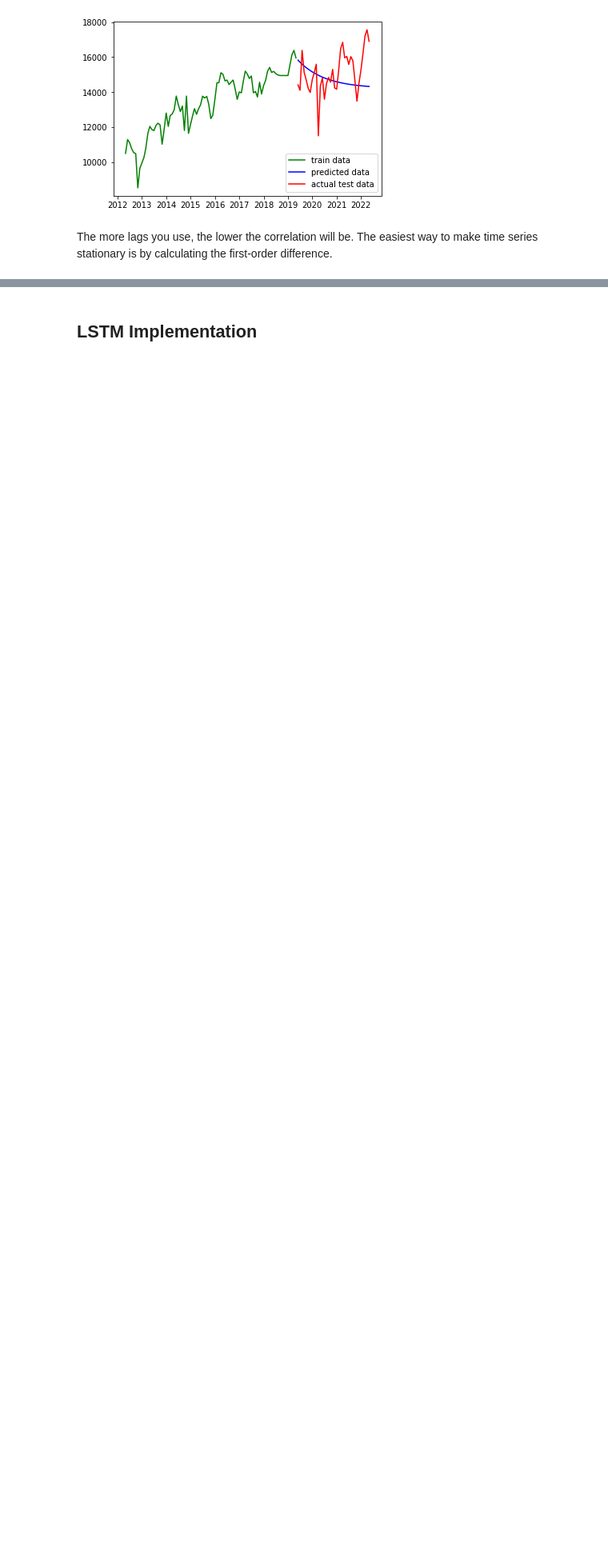
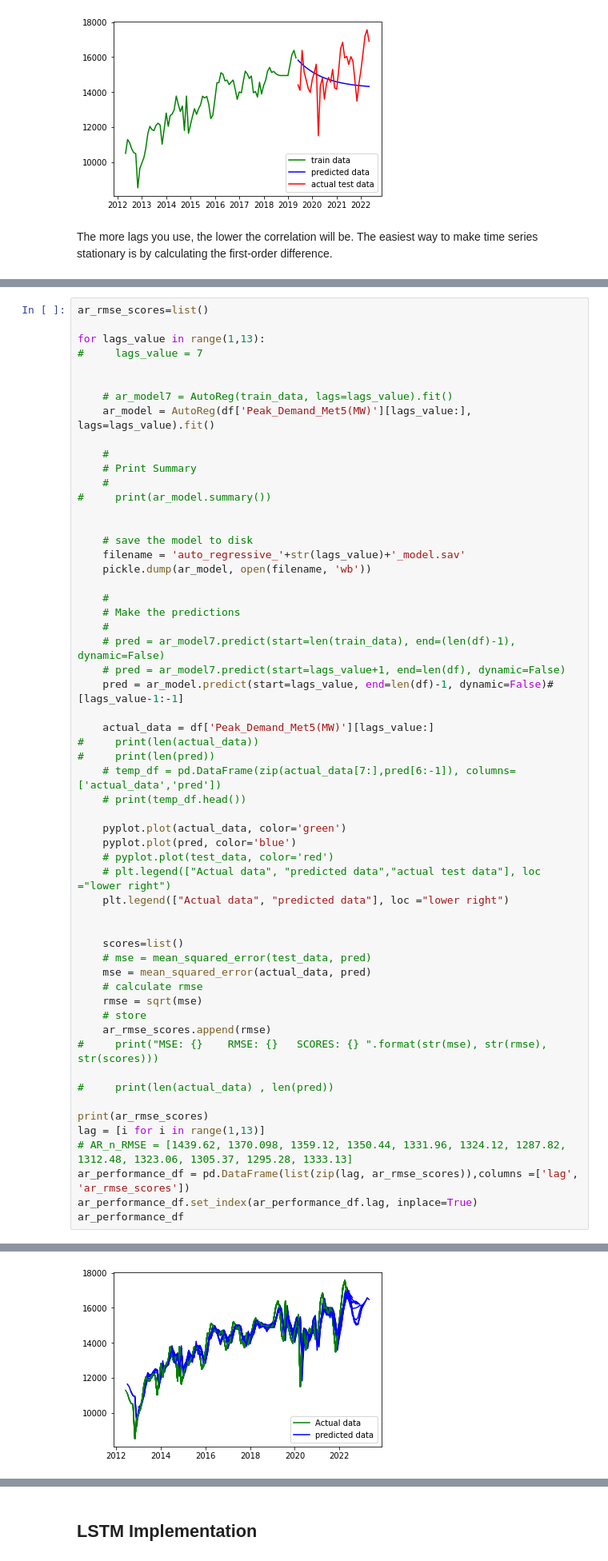
Before and after one commit to OmdenaAI/chennai-india-power-outage, a Jupyter notebook: src/tasks/task-06-Model Building/chennai_power_outage_modeling.ipynb, the cells around one changed output, grey strips where cells are left out. Shown: that part at 80% size. Saved outputs shown, nothing was run; the diff lists cells and outputs as text; blank space fills up the shorter version.

```diff
--- a/src/tasks/task-06-Model Building/chennai_power_outage_modeling.ipynb
+++ b/src/tasks/task-06-Model Building/chennai_power_outage_modeling.ipynb
@@ -498,0 +565,58 @@ pickle.dump(ar_model, open(filename, 'wb'))
+# %%
+ar_rmse_scores=list()
+
+for lags_value in range(1,13):
+#     lags_value = 7
+
+
+    # ar_model7 = AutoReg(train_data, lags=lags_value).fit()
+    ar_model = AutoReg(df['Peak_Demand_Met5(MW)'][lags_value:], lags=lags_value).fit()
+
+    #
+    # Print Summary
+    #
+#     print(ar_model.summary())
+
+
+    # save the model to disk
+    filename = 'auto_regressive_'+str(lags_value)+'_model.sav'
+    pickle.dump(ar_model, open(filename, 'wb'))
+
+    #
+    # Make the predictions
+    #
+    # pred = ar_model7.predict(start=len(train_data), end=(len(df)-1), dynamic=False)
+    # pred = ar_model7.predict(start=lags_value+1, end=len(df), dynamic=False)
+    pred = ar_model.predict(start=lags_value, end=len(df)-1, dynamic=False)#[lags_value-1:-1]
+
+    actual_data = df['Peak_Demand_Met5(MW)'][lags_value:]
+#     print(len(actual_data))
+#     print(len(pred))
+    # temp_df = pd.DataFrame(zip(actual_data[7:],pred[6:-1]), columns=['actual_data','pred'])
+    # print(temp_df.head())
+
+    pyplot.plot(actual_data, color='green')
+    pyplot.plot(pred, color='blue')
+    # pyplot.plot(test_data, color='red')
+    # plt.legend(["Actual data", "predicted data","actual test data"], loc ="lower right")
+    plt.legend(["Actual data", "predicted data"], loc ="lower right")
+
+
+    scores=list()
+    # mse = mean_squared_error(test_data, pred)
+    mse = mean_squared_error(actual_data, pred)
+    # calculate rmse
+    rmse = sqrt(mse)
+    # store
+    ar_rmse_scores.append(rmse)
+#     print("MSE: {}    RMSE: {}   SCORES: {} ".format(str(mse), str(rmse), str(scores)))
+
+#     print(len(actual_data) , len(pred))
+
+print(ar_rmse_scores)
+lag = [i for i in range(1,13)]
+# AR_n_RMSE = [1439.62, 1370.098, 1359.12, 1350.44, 1331.96, 1324.12, 1287.82, 1312.48, 1323.06, 1305.37, 1295.28, 1333.13]
+ar_performance_df = pd.DataFrame(list(zip(lag, ar_rmse_scores)),columns =['lag', 'ar_rmse_scores'])
+ar_performance_df.set_index(ar_performance_df.lag, inplace=True)
+ar_performance_df
+# %% [output]
@@ -498,0 +638 @@ pickle.dump(ar_model, open(filename, 'wb'))
+[figure, added]
```
Also changed, not shown: parts of 33 cells of this notebook, 2 other files.
